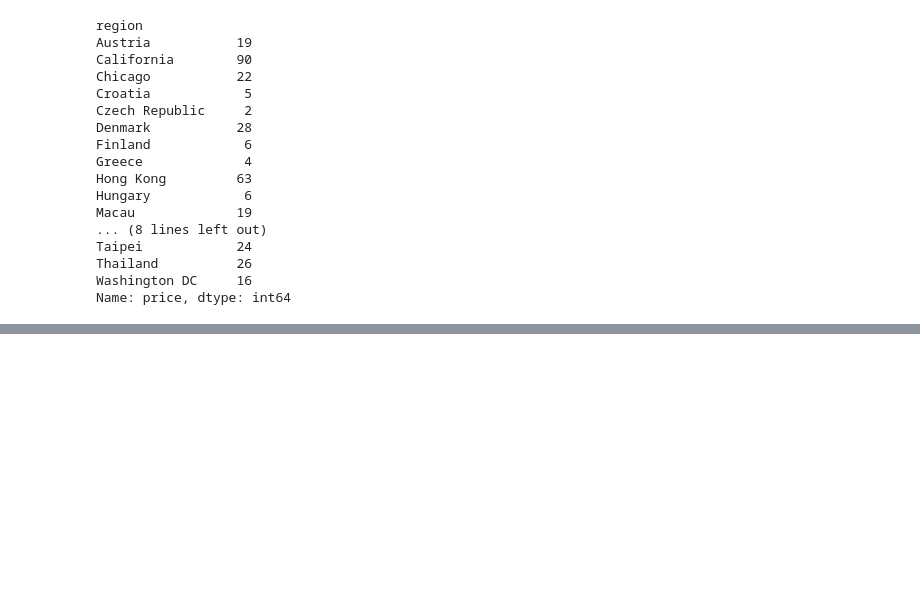
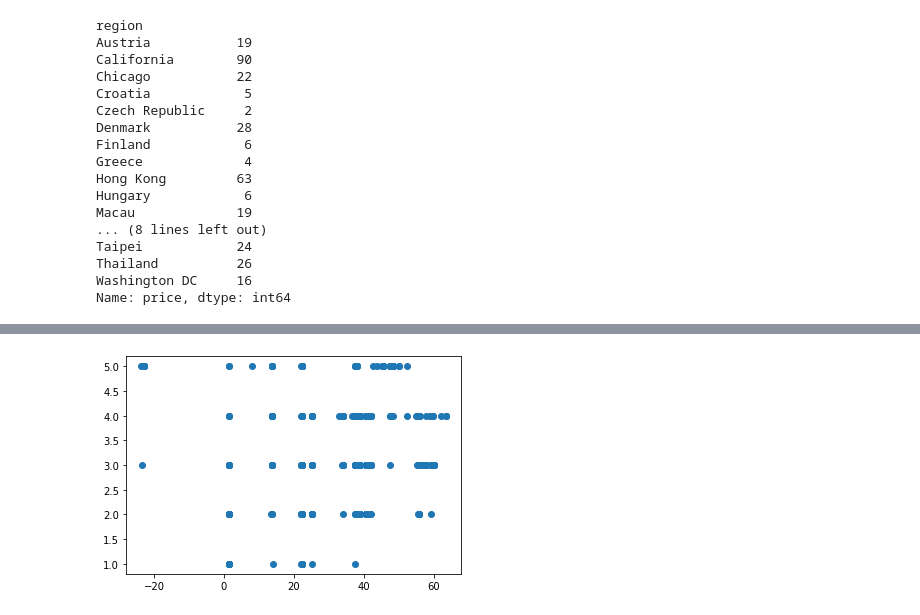
Before and after one commit to EI-github/smu_project1_michelinrestaurants, a Jupyter notebook: Cody_Work/Project 1/Project1.ipynb, the cells around one changed output, grey strips where cells are left out. Cells and saved outputs as stored; diff of their text form; code cells hidden in the pictures; blank space fills up the shorter version.

```diff
--- a/Cody_Work/Project 1/Project1.ipynb
+++ b/Cody_Work/Project 1/Project1.ipynb
@@ -100,3 +101,6 @@ regpr_df.astype(int)
 | Croatia | 0 | 0 | 0 | 0 | 5 | 5 |
 | Greece | 0 | 0 | 0 | 0 | 4 | 4 |
 | Czech Republic | 0 | 0 | 0 | 0 | 2 | 2 |
+# %%
+df_price['Price Point'] = df_price['price'].apply(lambda x: len(x))
+df_price.head()
@@ -102,0 +139,8 @@ regpr_df.astype(int)
+# %%
+xaxis = df_price.latitude
+yaxis = df_price["Price Point"]
+
+plt.scatter(xaxis, yaxis)
+plt.show()
+# %% [output]
+[figure, added]
```
Also changed, not shown: parts of 12 cells of this notebook, 2 other files.
